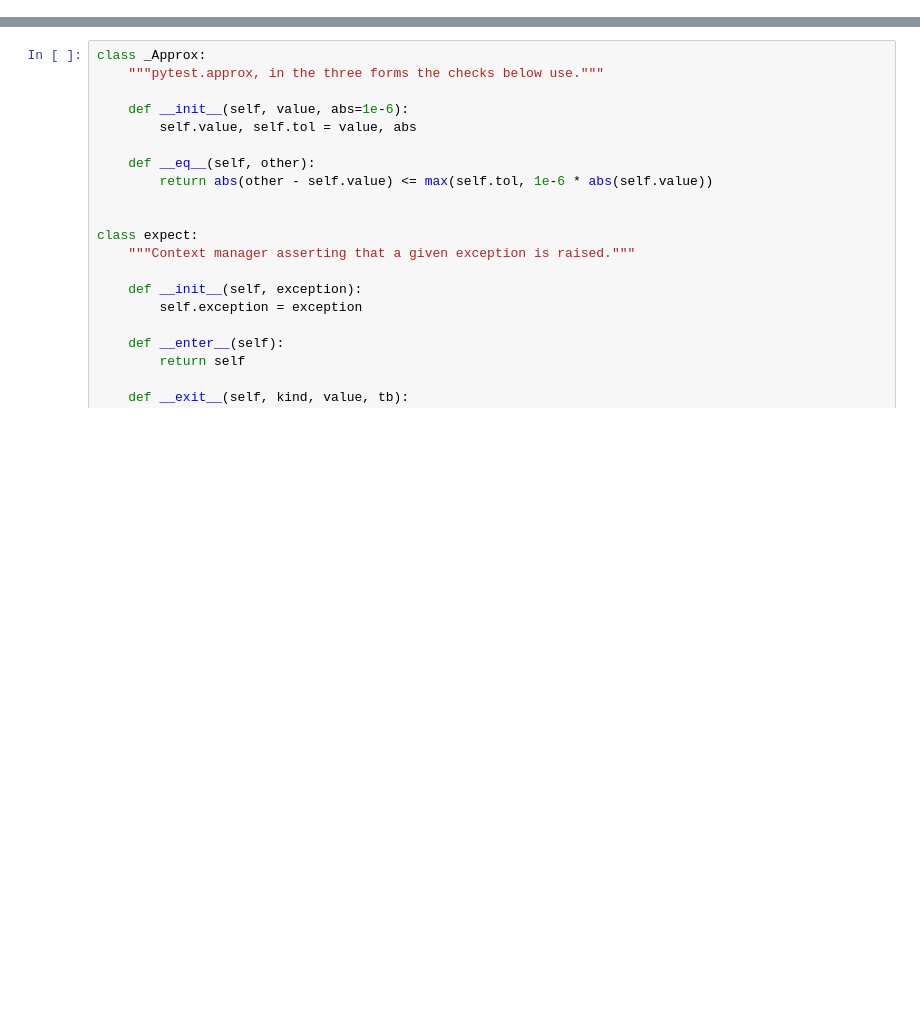
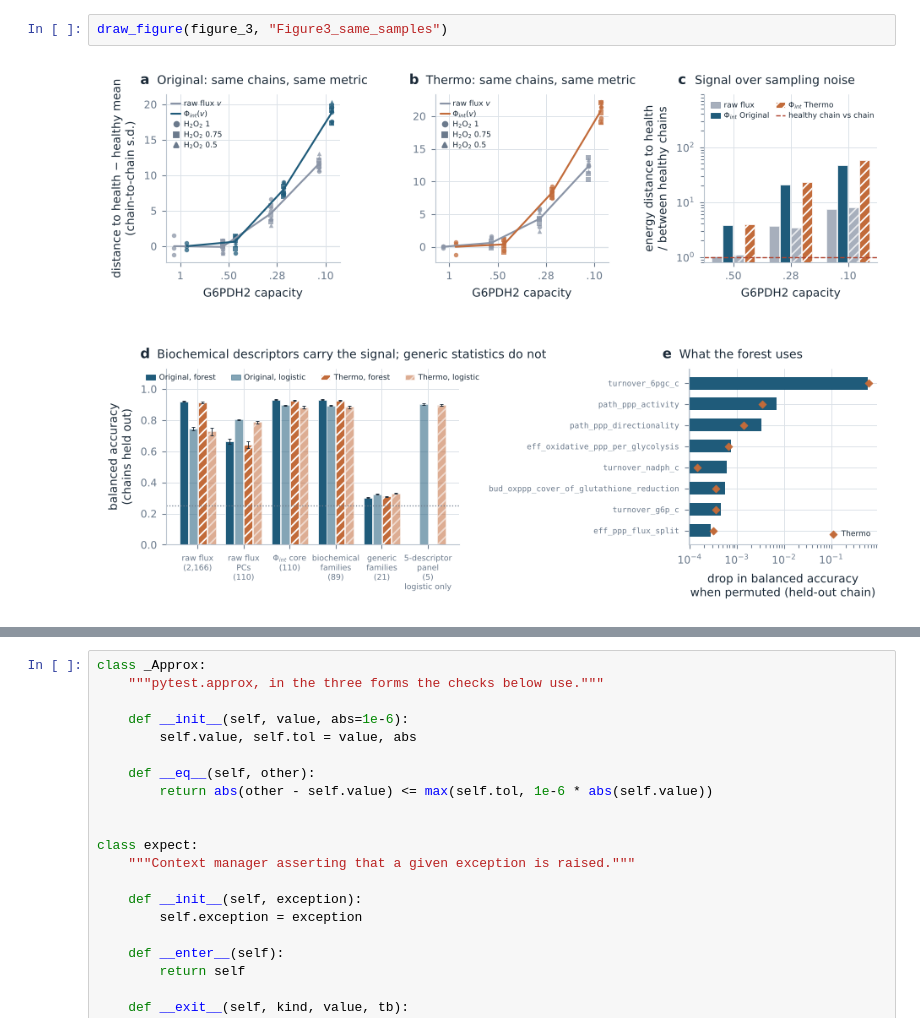
Before and after one commit to GIMIudg/GIMIpapers, a Jupyter notebook: flux2features/notebook/metabolic_flux_phenotyping.ipynb, the cells around one changed output, grey strips where cells are left out. Cells and saved outputs as stored; diff of their text form; blank space fills up the shorter version.

```diff
--- a/flux2features/notebook/metabolic_flux_phenotyping.ipynb
+++ b/flux2features/notebook/metabolic_flux_phenotyping.ipynb
@@ -14025,0 +6719,4 @@ described in section 19. Run them after any change.
+# %%
+draw_figure(figure_3, "Figure3_same_samples")
+# %% [output]
+[figure, added]
```
Also changed, not shown: parts of 251 cells of this notebook, 21 other files.
